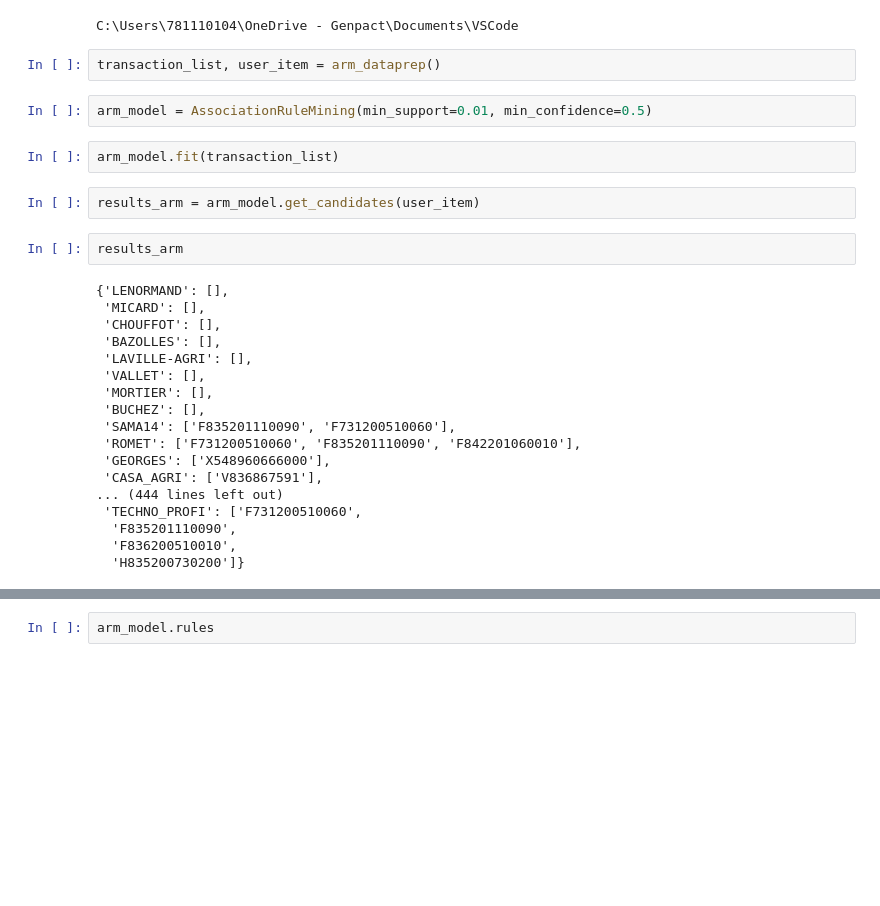
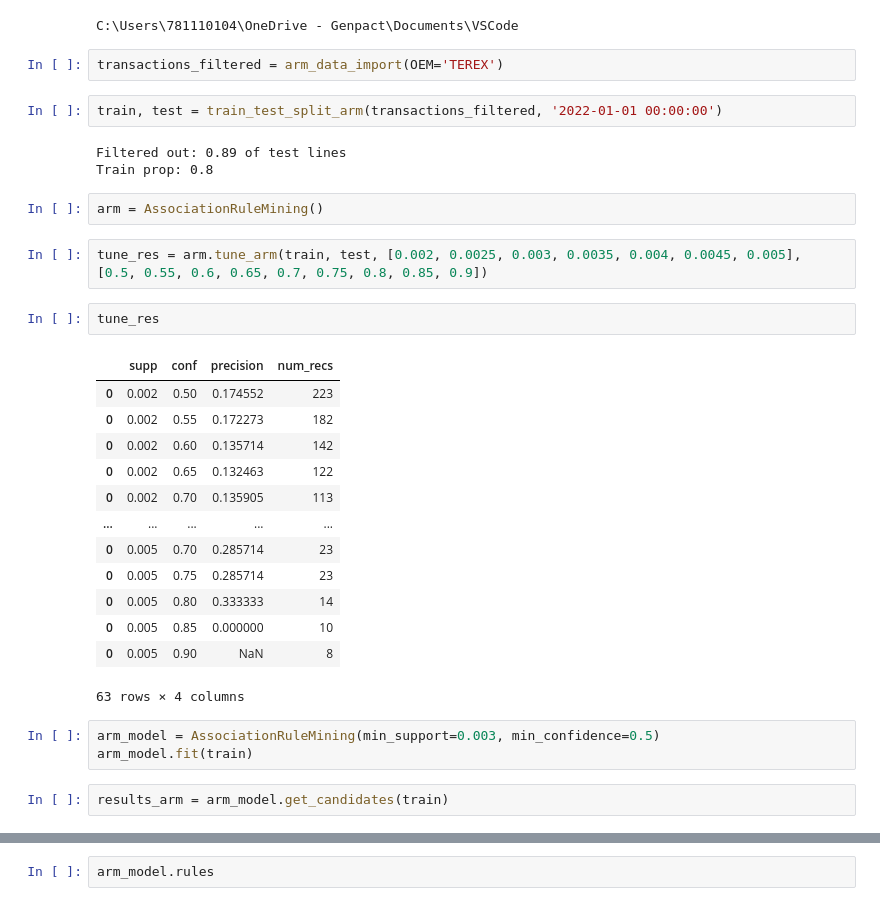
Before and after one commit to ChristophBarkey/Implicit_CF, a Jupyter notebook: ARM_testing_ipynb.ipynb, the cells around one changed output, grey strips where cells are left out. Drawn from its saved outputs; the diff is of its cells as text; blank space fills up the shorter version.

```diff
--- a/ARM_testing_ipynb.ipynb
+++ b/ARM_testing_ipynb.ipynb
@@ -6,31 +7,35 @@ from arm_py import AssociationRuleMining, arm_dataprep
 %cd C:\Users\781110104\OneDrive - Genpact\Documents\VSCode
 # %% [output]
 C:\Users\781110104\OneDrive - Genpact\Documents\VSCode
-# %%
-transaction_list, user_item = arm_dataprep()
+# %%
+transactions_filtered = arm_data_import(OEM='TEREX')
+# %%
+train, test = train_test_split_arm(transactions_filtered, '2022-01-01 00:00:00')
+# %% [output]
+Filtered out: 0.89 of test lines
+Train prop: 0.8
+# %%
+arm = AssociationRuleMining()
+# %%
+tune_res = arm.tune_arm(train, test, [0.002, 0.0025, 0.003, 0.0035, 0.004, 0.0045, 0.005], [0.5, 0.55, 0.6, 0.65, 0.7, 0.75, 0.8, 0.85, 0.9])
+# %%
+tune_res
+# %% [output]
+|  | supp | conf | precision | num_recs |
+| 0 | 0.002 | 0.50 | 0.174552 | 223 |
+| 0 | 0.002 | 0.55 | 0.172273 | 182 |
+| 0 | 0.002 | 0.60 | 0.135714 | 142 |
+| 0 | 0.002 | 0.65 | 0.132463 | 122 |
+| 0 | 0.002 | 0.70 | 0.135905 | 113 |
+| ... | ... | ... | ... | ... |
+| 0 | 0.005 | 0.70 | 0.285714 | 23 |
+| 0 | 0.005 | 0.75 | 0.285714 | 23 |
+| 0 | 0.005 | 0.80 | 0.333333 | 14 |
+| 0 | 0.005 | 0.85 | 0.000000 | 10 |
+| 0 | 0.005 | 0.90 | NaN | 8 |
+63 rows × 4 columns
 # %%
-arm_model = AssociationRuleMining(min_support=0.01, min_confidence=0.5)
+arm_model = AssociationRuleMining(min_support=0.003, min_confidence=0.5)
+arm_model.fit(train)
-# %%
-arm_model.fit(transaction_list)
 # %%
-results_arm = arm_model.get_candidates(user_item)
+results_arm = arm_model.get_candidates(train)
-# %%
-results_arm
-# %% [output]
-{'LENORMAND': [],
- 'MICARD': [],
- 'CHOUFFOT': [],
- 'BAZOLLES': [],
- 'LAVILLE-AGRI': [],
- 'VALLET': [],
- 'MORTIER': [],
- 'BUCHEZ': [],
- 'SAMA14': ['F835201110090', 'F731200510060'],
- 'ROMET': ['F731200510060', 'F835201110090', 'F842201060010'],
- 'GEORGES': ['X548960666000'],
- 'CASA_AGRI': ['V836867591'],
-... (444 lines left out)
- 'TECHNO_PROFI': ['F731200510060',
-  'F835201110090',
-  'F836200510010',
-  'H835200730200']}
```
Also changed, not shown: parts of 22 cells of this notebook.
